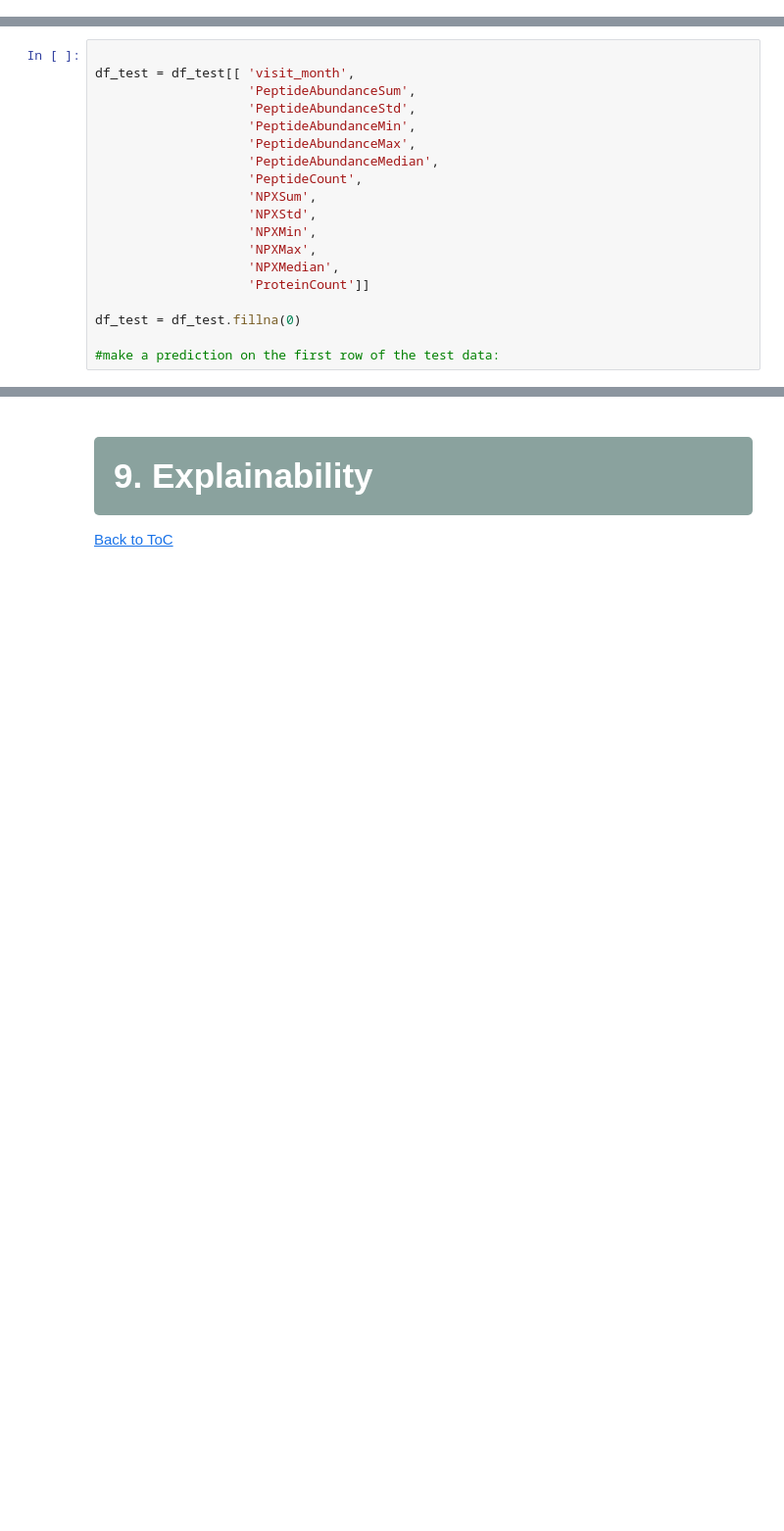
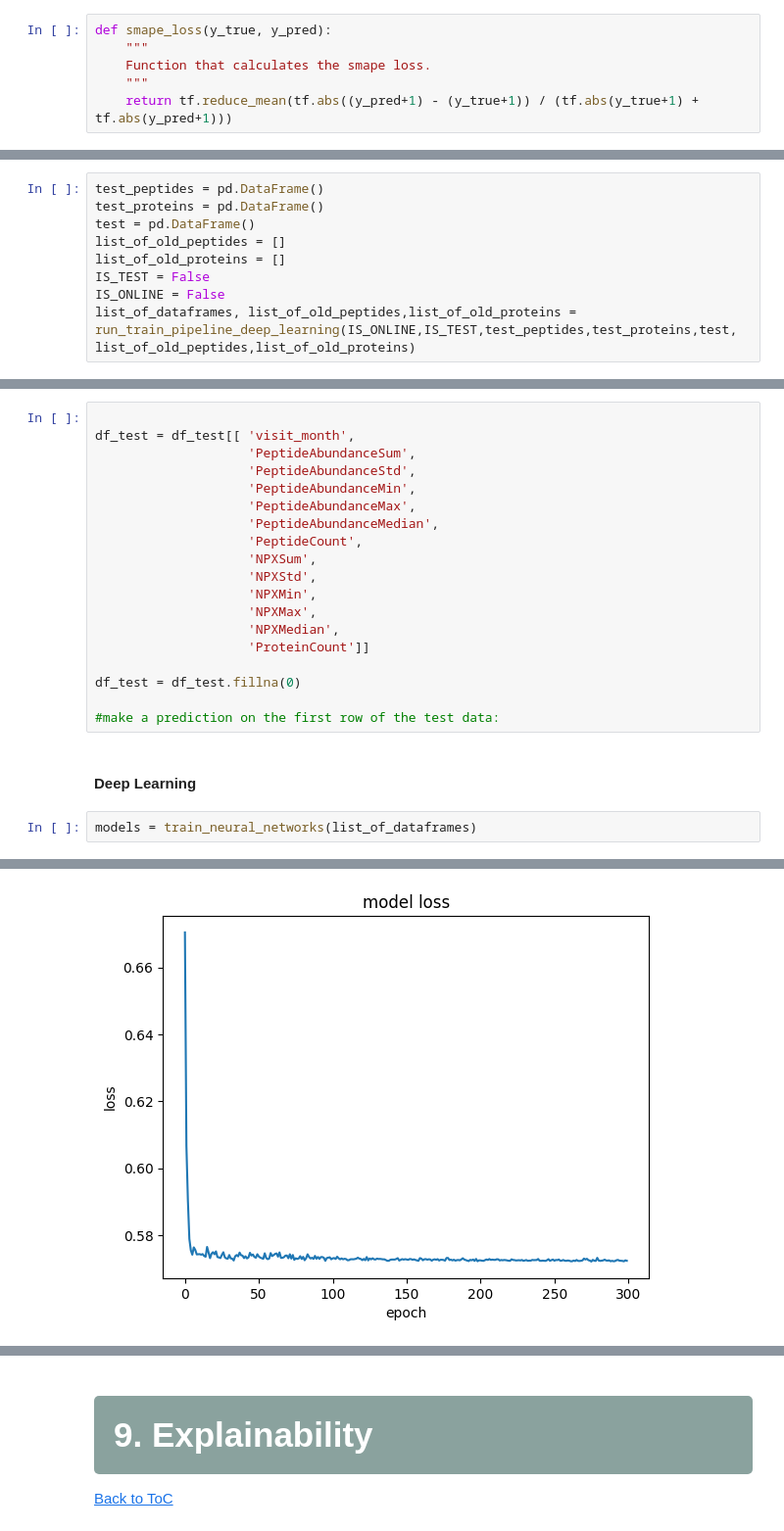
Before and after one commit to tomdgr/Kaggle, a Jupyter notebook: amp_parkinsons_2023/working/first-submission-test-amp-with-xgboost (2).ipynb, the cells around one changed output, grey strips where cells are left out. Shown at 98% size. Cells and saved outputs as stored; diff of their text form; blank space fills up the shorter version.

```diff
--- a/amp_parkinsons_2023/working/first-submission-test-amp-with-xgboost (2).ipynb
+++ b/amp_parkinsons_2023/working/first-submission-test-amp-with-xgboost (2).ipynb
@@ -116,0 +133,6 @@ def smape_opt(y_true, y_pred):
+# %%
+def smape_loss(y_true, y_pred):
+    """
+    Function that calculates the smape loss.
+    """
+    return tf.reduce_mean(tf.abs((y_pred+1) - (y_true+1)) / (tf.abs(y_true+1) + tf.abs(y_pred+1)))
@@ -952,3 +1216,12 @@ df_EDA
 
 
     All the data preprocessing are defined in functions and is called from the run_pipeline function
+# %%
+test_peptides = pd.DataFrame()
+test_proteins = pd.DataFrame()
+test = pd.DataFrame()
+list_of_old_peptides = []
+list_of_old_proteins = []
+IS_TEST = False
+IS_ONLINE = False
+list_of_dataframes, list_of_old_peptides,list_of_old_proteins = run_train_pipeline_deep_learning(IS_ONLINE,IS_TEST,test_peptides,test_proteins,test, list_of_old_peptides,list_of_old_proteins)
@@ -1165,3 +1472,8 @@ df_test = df_test[[ 'visit_month',
 df_test = df_test.fillna(0)
 
 #make a prediction on the first row of the test data:
+# %% [markdown]
+#### Deep Learning
+# %%
+models = train_neural_networks(list_of_dataframes)
+# %% [output]
@@ -1167,0 +1481 @@ df_test = df_test.fillna(0)
+[figure, added]
```
Also changed, not shown: parts of 33 cells of this notebook, 2 other files.
